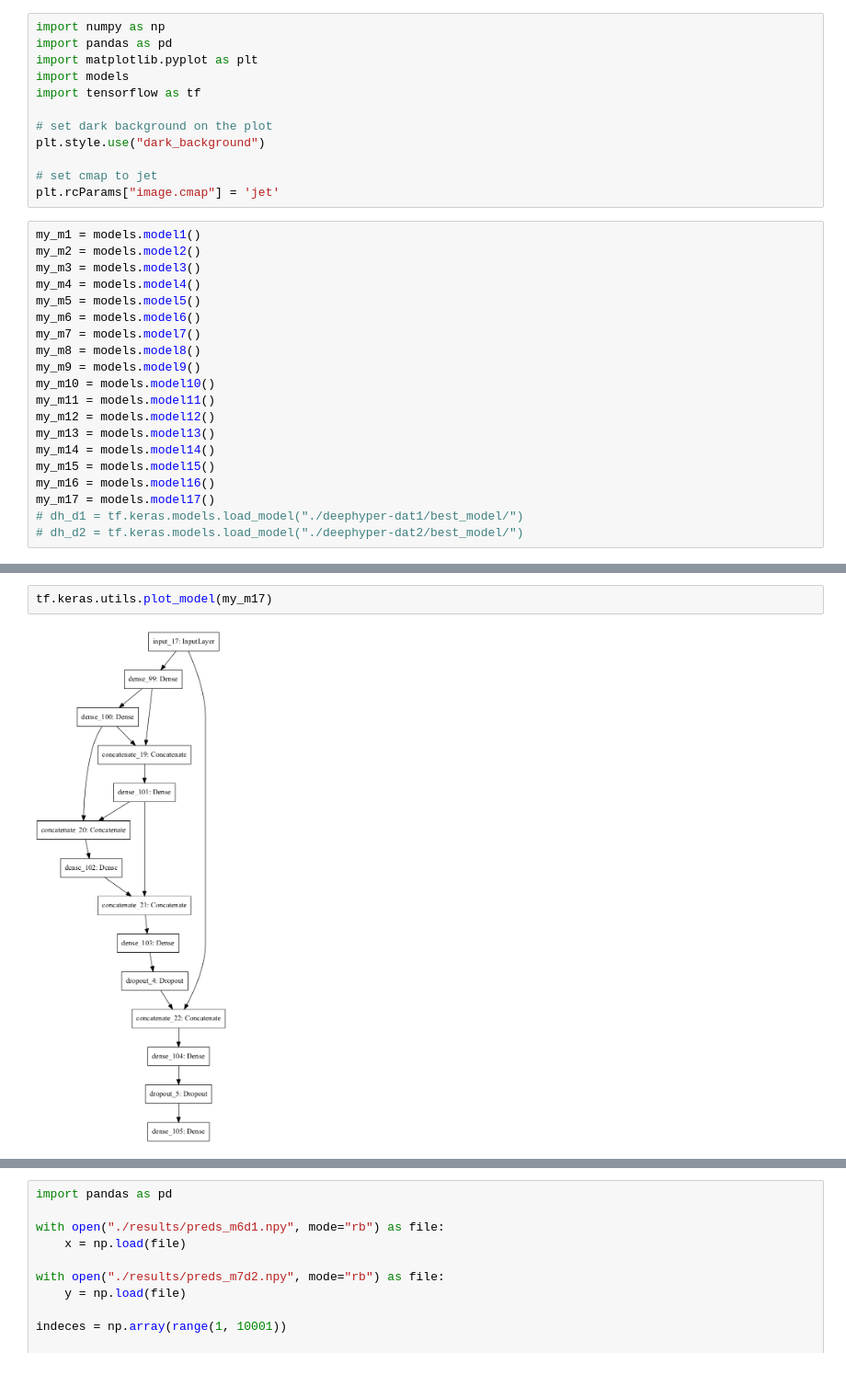
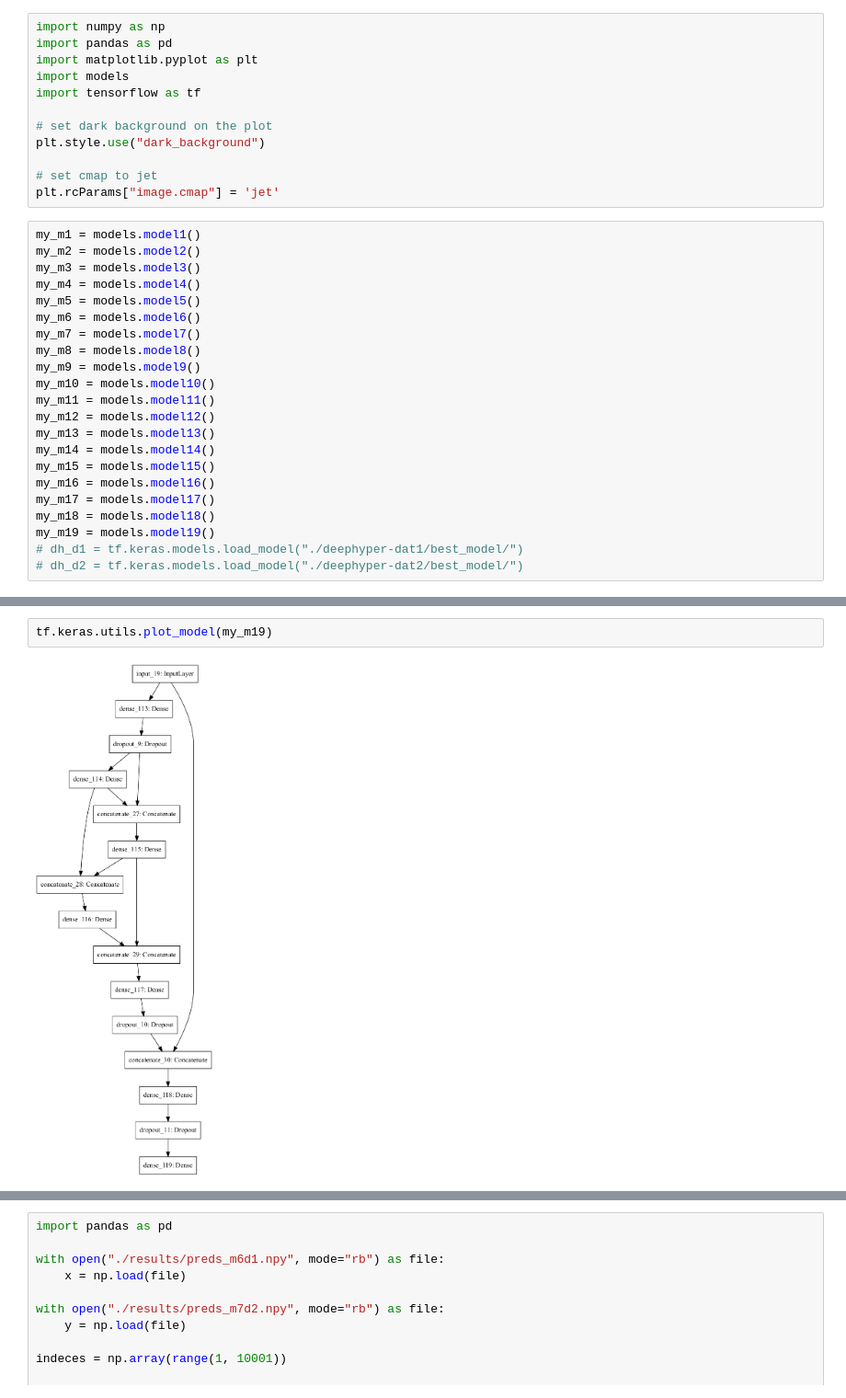
Before and after one commit to Chaudry24/kaust22, a Jupyter notebook: plotting.ipynb, the cells around one changed output, grey strips where cells are left out. Shown at 92% size. Cells and saved outputs as stored; diff of their text form.

Commit message:
added plots

```diff
--- a/plotting.ipynb
+++ b/plotting.ipynb
@@ -28,6 +28,8 @@ my_m14 = models.model14()
 my_m15 = models.model15()
 my_m16 = models.model16()
 my_m17 = models.model17()
+my_m18 = models.model18()
+my_m19 = models.model19()
 # dh_d1 = tf.keras.models.load_model("./deephyper-dat1/best_model/")
 # dh_d2 = tf.keras.models.load_model("./deephyper-dat2/best_model/")
 # %% [output]
@@ -37,7 +39,7 @@ To enable them in non-MKL-DNN operations, rebuild TensorFlow with the appropriat
 # %%
-tf.keras.utils.plot_model(my_m17)
+tf.keras.utils.plot_model(my_m19)
 # %% [output]
-[figure, old version]
+[figure, new version]
 # %%
 # ------------- DATA 1 ------------- #
 
```
Also changed, not shown: parts of 3 cells of this notebook.
